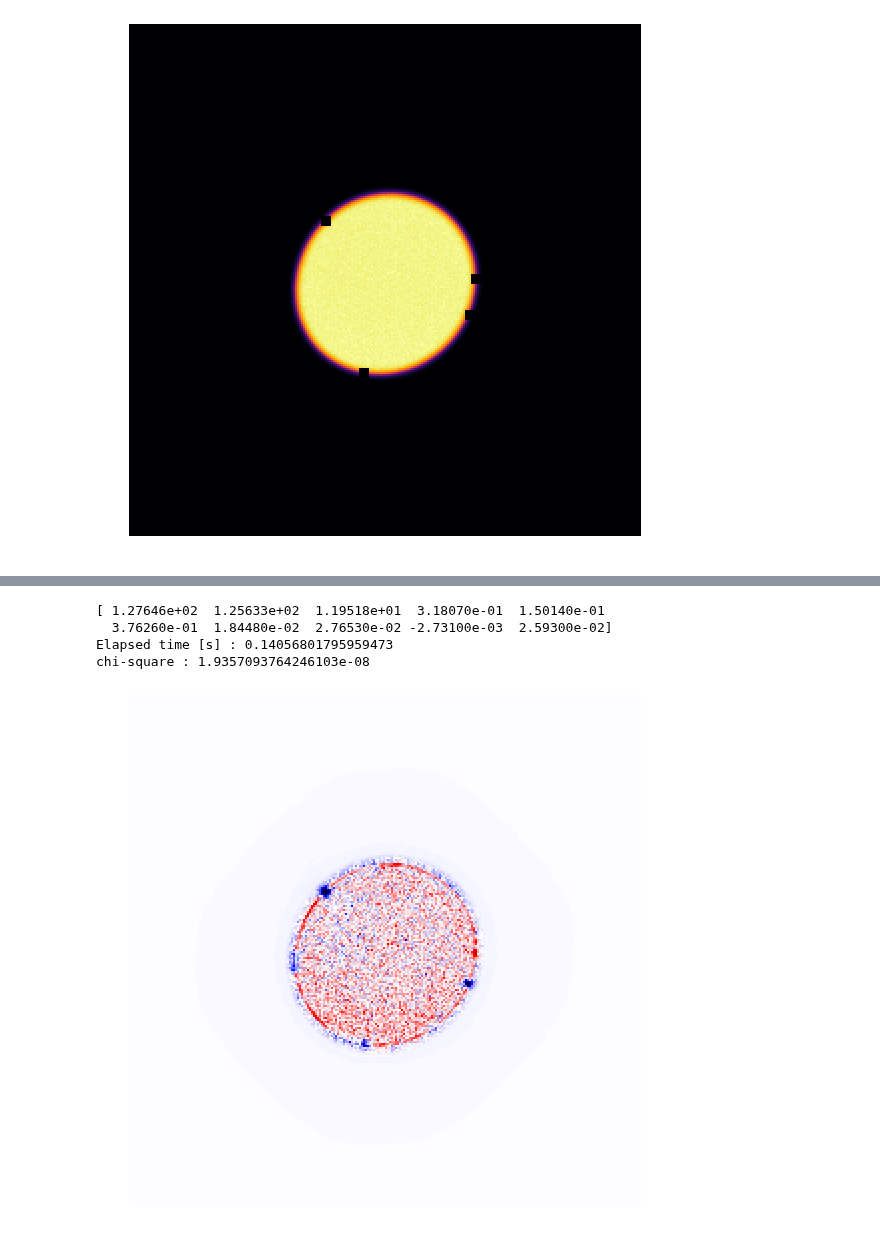
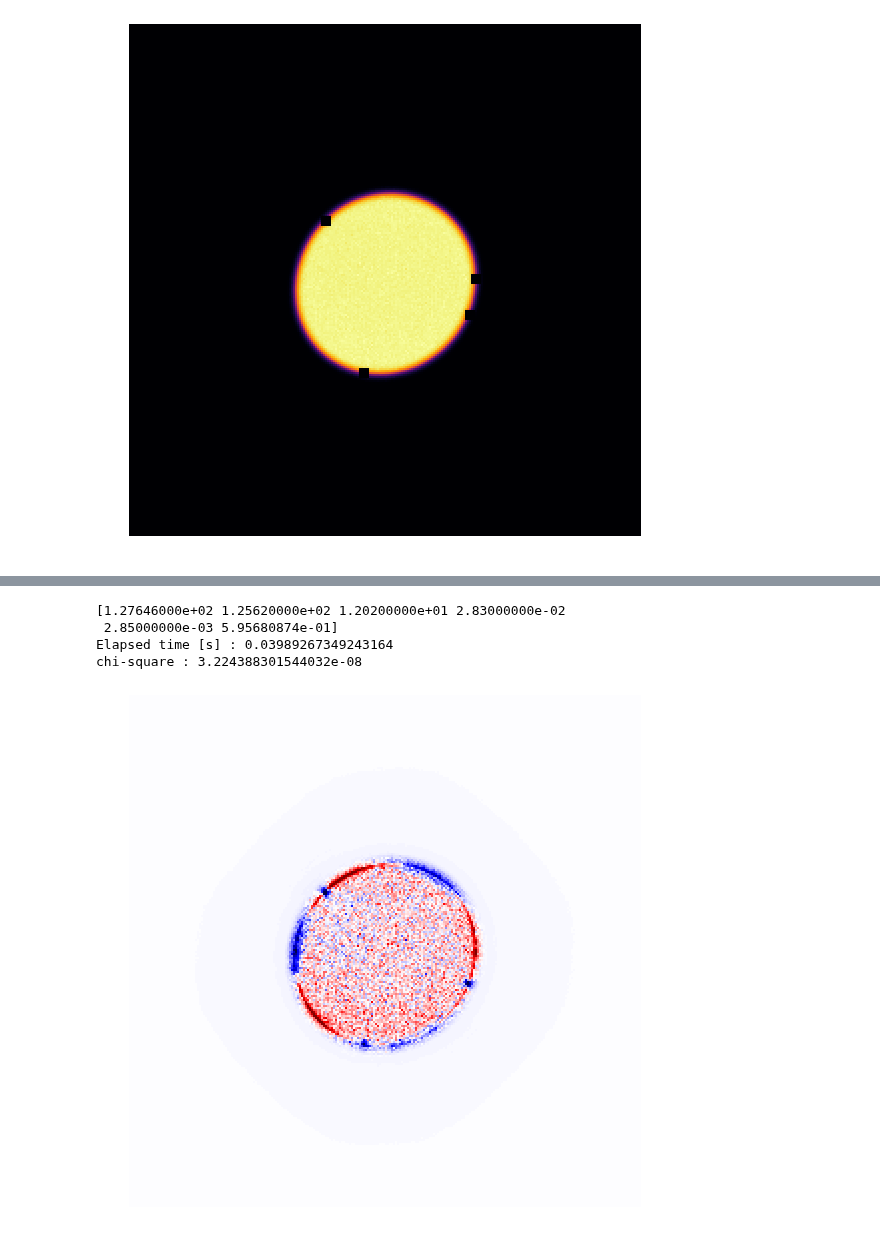
Before and after one commit to ju-bar/emilys, a Jupyter notebook: notebooks/SimulateAperture.ipynb, the cells around one changed output, grey strips where cells are left out. Drawn from its saved outputs; the diff is of its cells as text; code cells hidden in the pictures.

Commit message:
updated aperture fitting notebook

```diff
--- a/notebooks/SimulateAperture.ipynb
+++ b/notebooks/SimulateAperture.ipynb
@@ -11,17 +10,21 @@ import time
 # %%
 # this calculates an aperture on a grid with mtf convolution
 # aperture values are 1 for full transmission
-def simulate_aperture(array, mtfkern, pos, qsamp, qcenter, qrad, qsmooth, qdistortion):
+def simulate_aperture(array, mtfkern, pos, qsamp, qcenter, qrad, qrs, qra1, qp1):
     # calculate an aperture grid
-    ap.aperture_dist3_grid(array, pos, qsamp, qcenter, qrad, qsmooth, qdistortion)
+    qs = np.abs(qrs * qrad) # rescale from relative to absolute edge smoothness
+    qa1 = qra1 * qrad # rescale from relative to absolute asymmetry
+    ap.aperture_a_grid(array, pos, qsamp, qcenter, qrad, qs, qa1, qp1)
+    #emilys.optics.aperture.aperture_a_grid(array, pos, qsamp, qcenter, qrad, qs, qa1, qp1)
     # resample the squared image on bins with MTF
     array[...] = np.real( np.fft.ifft2( np.fft.fft2(array * array) * mtfkern ) )
     return 0
+# function calculating the difference between two aperture images
 def aperture_image_sdif(image_ref, image_sim, image_msk, mtfkern, qsamp, params):
     nprm = params.size
     c = np.array([0.,0.])
     # simulate an aperture image
-    simulate_aperture(image_sim, mtfkern, params[0:2], qsamp, c, params[2], params[3], params[4:nprm])
+    simulate_aperture(image_sim, mtfkern, params[0:2], qsamp, c, params[2], params[3], params[4], params[5])
     tsim = np.sum(image_sim) # get total simulated intensity
     image_sim[...] = image_sim / tsim # normalize and set
     return np.sum(((image_sim - image_ref)**2 * image_msk)) # return squared difference of masked pixels
@@ -79,15 +84,16 @@ aplt.arrayplot2d((aexp1*amsk1),2,'inferno')
 # %%
 # test simulation
 # - set parameters
-apr = 11.95
-aps = 0.3
-#qd = np.array([0.150036, 0.376273, 0.0186035, 0.0277298, -0.00230719, 0.10082])
-qd = np.array([0.15, 0.38, 0.0, 0.0, 0.0, 0.0])
+p0 = np.array([127.,126.]) # aperture center position in pixels [x, y]
+apr = 12.0 # aperture radius in [1/nm]
+aps = 0.03 # relative aperture edge smoothness (rel. to radius)
+qa1 = 0.002 # relative aperture anisotropy (re. to radius)
+qp1 = 33.*np.pi/180. # anisotropy orientation [rad]
 # - calculate
 start = time.time()
-simulate_aperture(ar1,amtf,p0,sq2,q0,apr,aps,qd)
+simulate_aperture(ar1,amtf,p0,sq2,q0,apr,aps,qa1,qp1)
 end = time.time()
 print('Elapsed time [s] :' , (end - start))
 # - plot
-aplt.arrayplot2d(ar1, 2, 'inferno')
+plota = aplt.arrayplot2d(ar1, 2, 'inferno')
 # %% [output]
@@ -96,26 +102,26 @@ Elapsed time [s] : 1.634617805480957
 # %%
 # test comparison
 artmp = ar1
 # - set parameters
-p0 = np.array([127.646, 125.633])
-apr = 11.9518
-aps = 0.31807
-qd = np.array([0.15014, 0.37626, 0.018448, 0.027653, -0.002731, 0.02593])
-#qd = np.array([0.15, 0.38, 0.0, 0.0, 0.0, 0.0])
-prmtmp = np.append(np.append(np.append(p0,apr),aps),qd)
+p0 = np.array([127.646, 125.62])
+apr = 12.02
+aps = 0.0283
+apa = 0.00285
+app = 34.13/180.*np.pi
+prmtmp = np.append(p0,np.array([apr,aps,apa,app]))
 print(prmtmp)
 # - calculate
 start = time.time()
 chisq = aperture_image_sdif(aexp1, artmp, amsk1, amtf, sq2, prmtmp)
 end = time.time()
 print('Elapsed time [s] :' , (end - start))
 print('chi-square :', chisq)
 # - plot
 adif = (aexp1 - artmp)
-fig1, ax1 = aplt.arrayplot2d(adif, 2, 'seismic', vrangetype = 'direct', vrange = np.array([-1.e-5,1.e-5]))
+plota = aplt.arrayplot2d(adif, 2, 'seismic', vrangetype = 'direct', vrange = np.array([-1.e-5,1.e-5]))
 # %% [output]
-[ 1.27646e+02  1.25633e+02  1.19518e+01  3.18070e-01  1.50140e-01
-  3.76260e-01  1.84480e-02  2.76530e-02 -2.73100e-03  2.59300e-02]
-Elapsed time [s] : 0.14056801795959473
-chi-square : 1.9357093764246103e-08
+[1.27646000e+02 1.25620000e+02 1.20200000e+01 2.83000000e-02
+ 2.85000000e-03 5.95680874e-01]
+Elapsed time [s] : 0.03989267349243164
+chi-square : 3.224388301544032e-08
-[figure, old version]
+[figure, new version]
```
Also changed, not shown: parts of 14 cells of this notebook.
